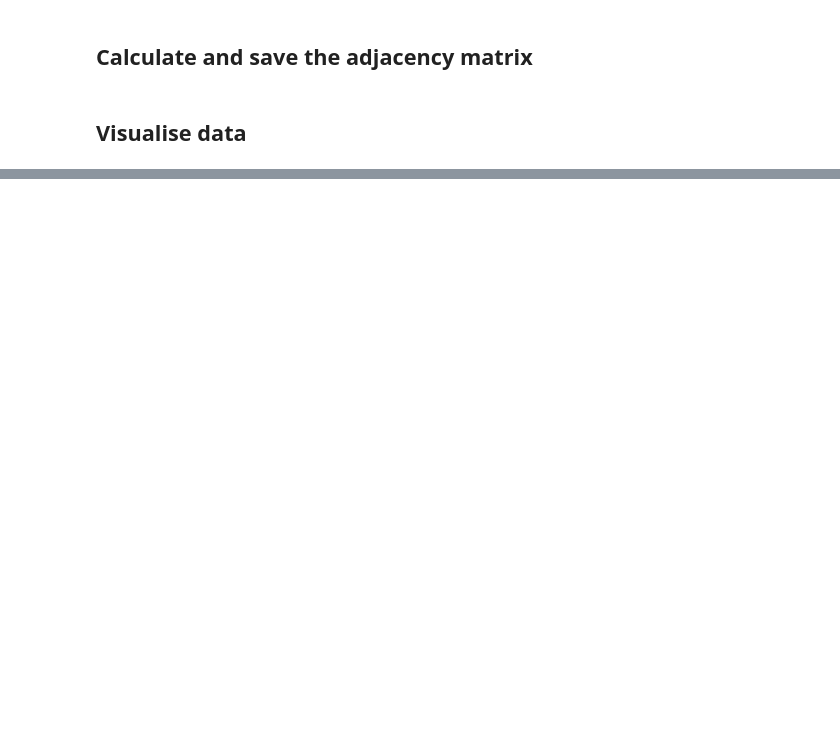
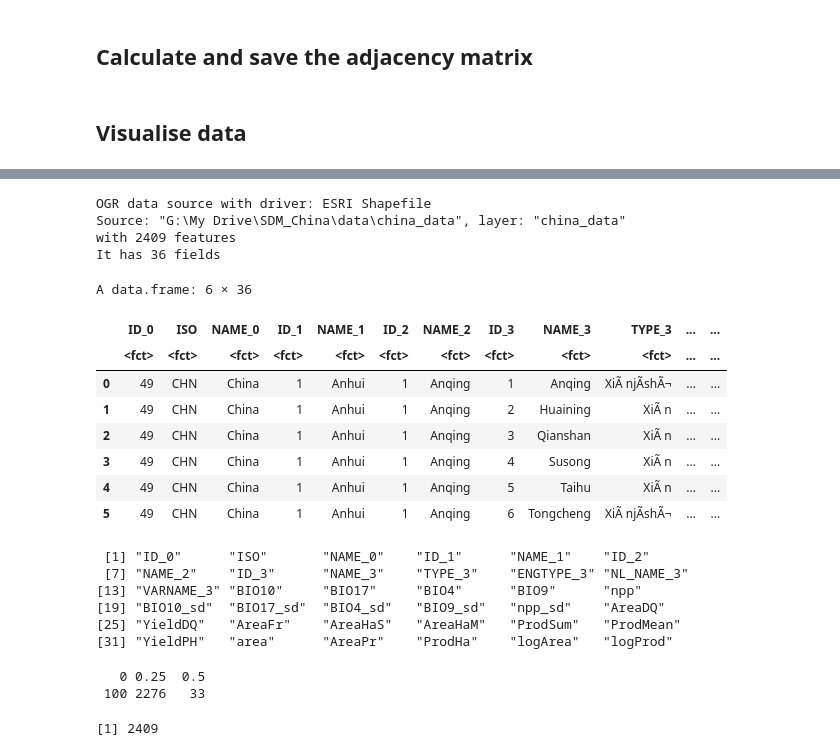
Before and after one commit to mkrzyzanska/BuckwheatNicheModelling, a Jupyter notebook: reports/03_Model_data_preparation.ipynb, the cells around one changed output, grey strips where cells are left out. Cells and saved outputs as stored; diff of their text form; code cells hidden in the pictures; blank space fills up the shorter version.

```diff
--- a/reports/03_Model_data_preparation.ipynb
+++ b/reports/03_Model_data_preparation.ipynb
@@ -239,0 +629,37 @@ spplot(china['logArea'] )
+# %%
+china<-readOGR(dsn="data/china_data", layer="china_data")
+# %% [output]
+OGR data source with driver: ESRI Shapefile
+Source: "G:\My Drive\SDM_China\data\china_data", layer: "china_data"
+with 2409 features
+It has 36 fields
+# %%
+head(china)
+# %% [output]
+A data.frame: 6 × 36
+|  | ID_0 | ISO | NAME_0 | ID_1 | NAME_1 | ID_2 | NAME_2 | ID_3 | NAME_3 | TYPE_3 | ... | ... |
+|  | <fct> | <fct> | <fct> | <fct> | <fct> | <fct> | <fct> | <fct> | <fct> | <fct> | ... | ... |
+| 0 | 49 | CHN | China | 1 | Anhui | 1 | Anqing | 1 | Anqing | XiÃ njÃ­shÃ¬ | ... | ... |
+| 1 | 49 | CHN | China | 1 | Anhui | 1 | Anqing | 2 | Huaining | XiÃ n | ... | ... |
+| 2 | 49 | CHN | China | 1 | Anhui | 1 | Anqing | 3 | Qianshan | XiÃ n | ... | ... |
+| 3 | 49 | CHN | China | 1 | Anhui | 1 | Anqing | 4 | Susong | XiÃ n | ... | ... |
+| 4 | 49 | CHN | China | 1 | Anhui | 1 | Anqing | 5 | Taihu | XiÃ n | ... | ... |
+| 5 | 49 | CHN | China | 1 | Anhui | 1 | Anqing | 6 | Tongcheng | XiÃ njÃ­shÃ¬ | ... | ... |
+# %%
+colnames(china@data)
+# %% [output]
+ [1] "ID_0"      "ISO"       "NAME_0"    "ID_1"      "NAME_1"    "ID_2"
+ [7] "NAME_2"    "ID_3"      "NAME_3"    "TYPE_3"    "ENGTYPE_3" "NL_NAME_3"
+[13] "VARNAME_3" "BIO10"     "BIO17"     "BIO4"      "BIO9"      "npp"
+[19] "BIO10_sd"  "BIO17_sd"  "BIO4_sd"   "BIO9_sd"   "npp_sd"    "AreaDQ"
+[25] "YieldDQ"   "AreaFr"    "AreaHaS"   "AreaHaM"   "ProdSum"   "ProdMean"
+[31] "YieldPH"   "area"      "AreaPr"    "ProdHa"    "logArea"   "logProd"
+# %%
+summary(china@data$YieldDQ)
+# %% [output]
+   0 0.25  0.5
+ 100 2276   33
+# %%
+2152+252+5
+# %% [output]
+[1] 2409
```
Also changed, not shown: parts of 65 cells of this notebook, 3 other files.
